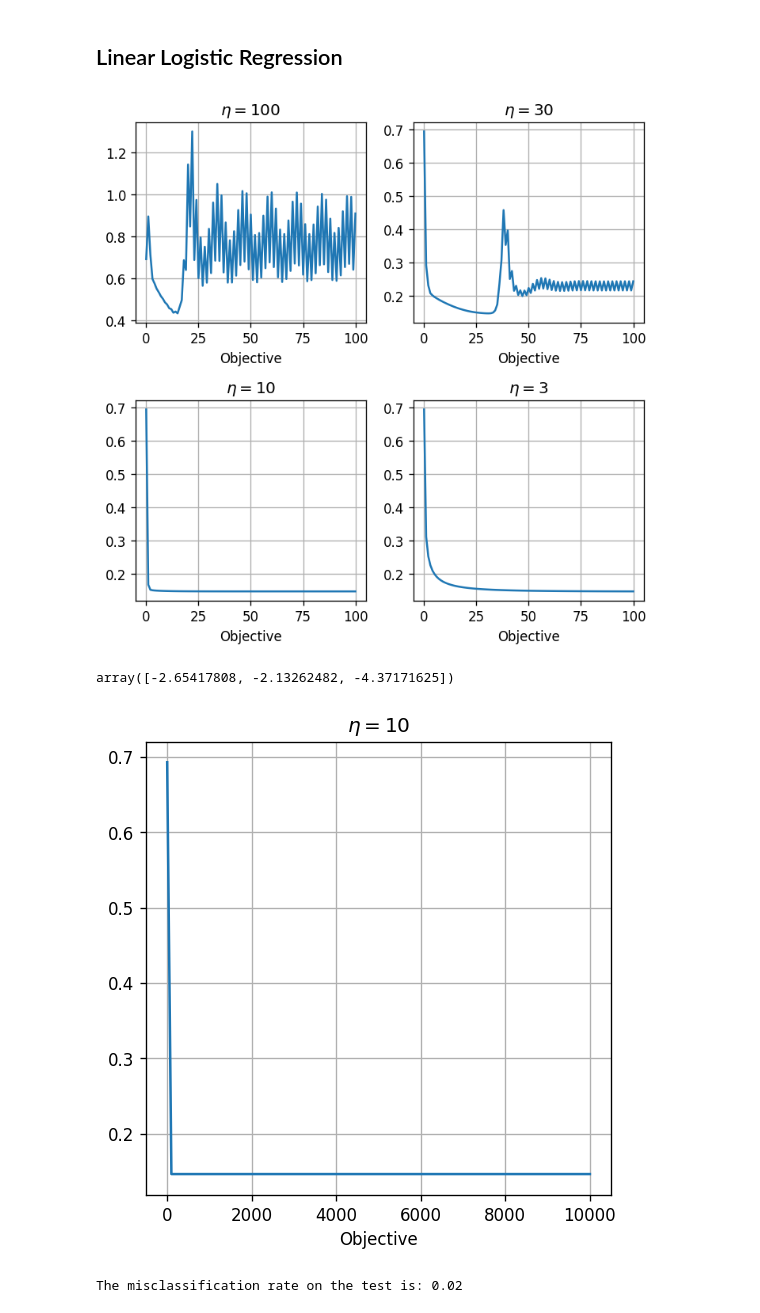
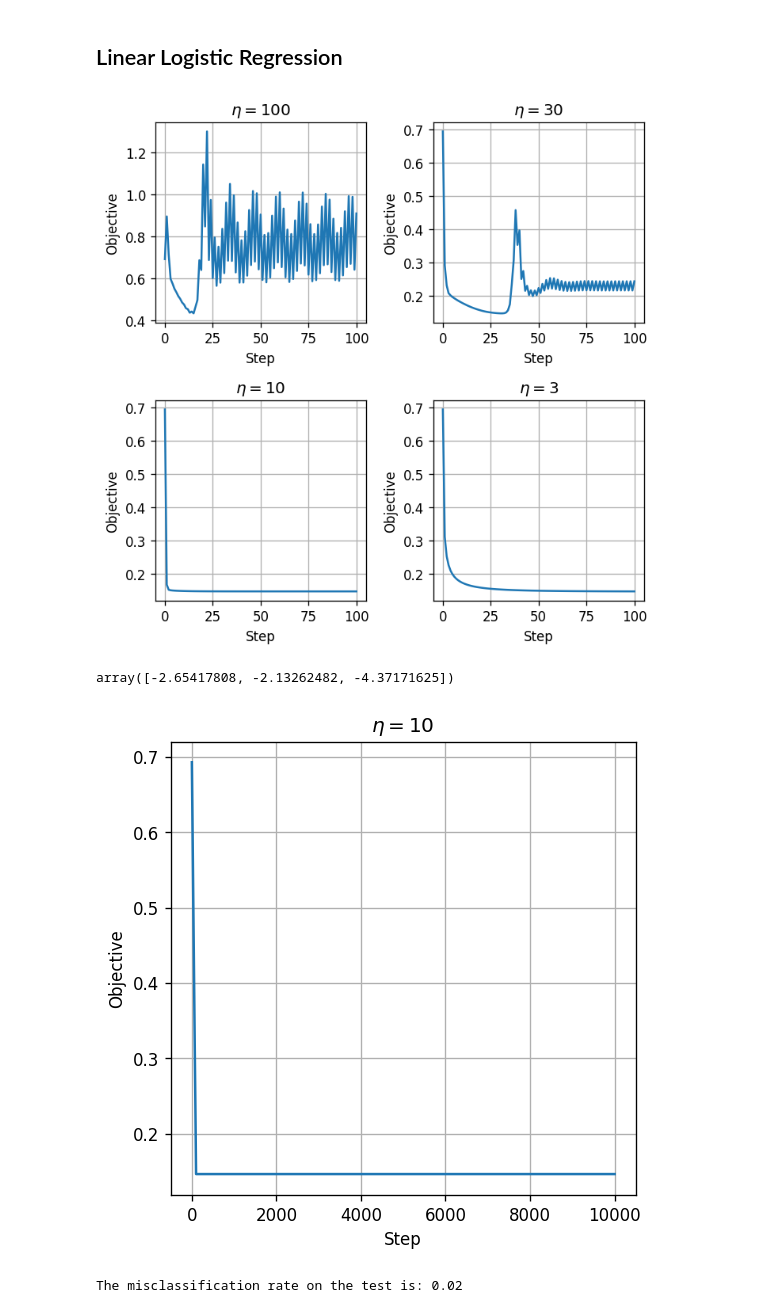
Before and after one commit to technion046195/technion046195, a Jupyter notebook: content/lecture07/code.ipynb, the cells around one changed output. Drawn from its saved outputs; the diff is of its cells as text; code cells hidden in the pictures.

```diff
--- a/content/lecture07/code.ipynb
+++ b/content/lecture07/code.ipynb
@@ -408,38 +408,38 @@ for i_eta, eta in enumerate(etas_list):
     ax.plot(iters_list, objective_list)
     ax.set_title(r'$\eta={' + f'{eta:g}' + r'}$')
     ax.set_xlabel('Step')
-    ax.set_xlabel('Objective')
+    ax.set_ylabel('Objective')
 fig.tight_layout()
 fig.savefig('./output/transactions_single_selecting_eta.png', dpi=240)
 # %% [output]
-[figure, old version]
+[figure, new version]
 # %%
 eta = 1e1
 n_iters = 10000
 
 theta_list = basic_gradient_decent(objective_grad, eta, n_iters, x_train_full, y_train_full)
 
 iters_list = np.arange(0, n_iters + 1, 100)
 objective_list = []
 for i_iter in iters_list:
     objective_list.append(objective(aug(x_train_full), y_train_full, theta_list[i_iter]))
 objective_list = np.array(objective_list)
 
 ## Plot
 fig, ax = plt.subplots(figsize=(5, 5))
 ax.plot(iters_list, objective_list)
 ax.set_title(r'$\eta={' + f'{eta:g}' + r'}$')
 ax.set_xlabel('Step')
-ax.set_xlabel('Objective')
+ax.set_ylabel('Objective')
 
 theta = theta_list[-1]
 
 h_func = lambda x: model(aug(x), np.ones(x.shape[0], dtype=bool), theta) > 0.5
 
 theta
 # %% [output]
 array([-2.65417808, -2.13262482, -4.37171625])
-[figure, old version]
+[figure, new version]
 # %%
 fig, ax = plt.subplots(figsize=(5, 5))
 ax.plot(x_train_full[~y_train_full, 0], x_train_full[~y_train_full, 1], 'x', label='Legit', ms=7, mew=2)
```
Also changed, not shown: parts of 2 cells of this notebook, 7 other files.
